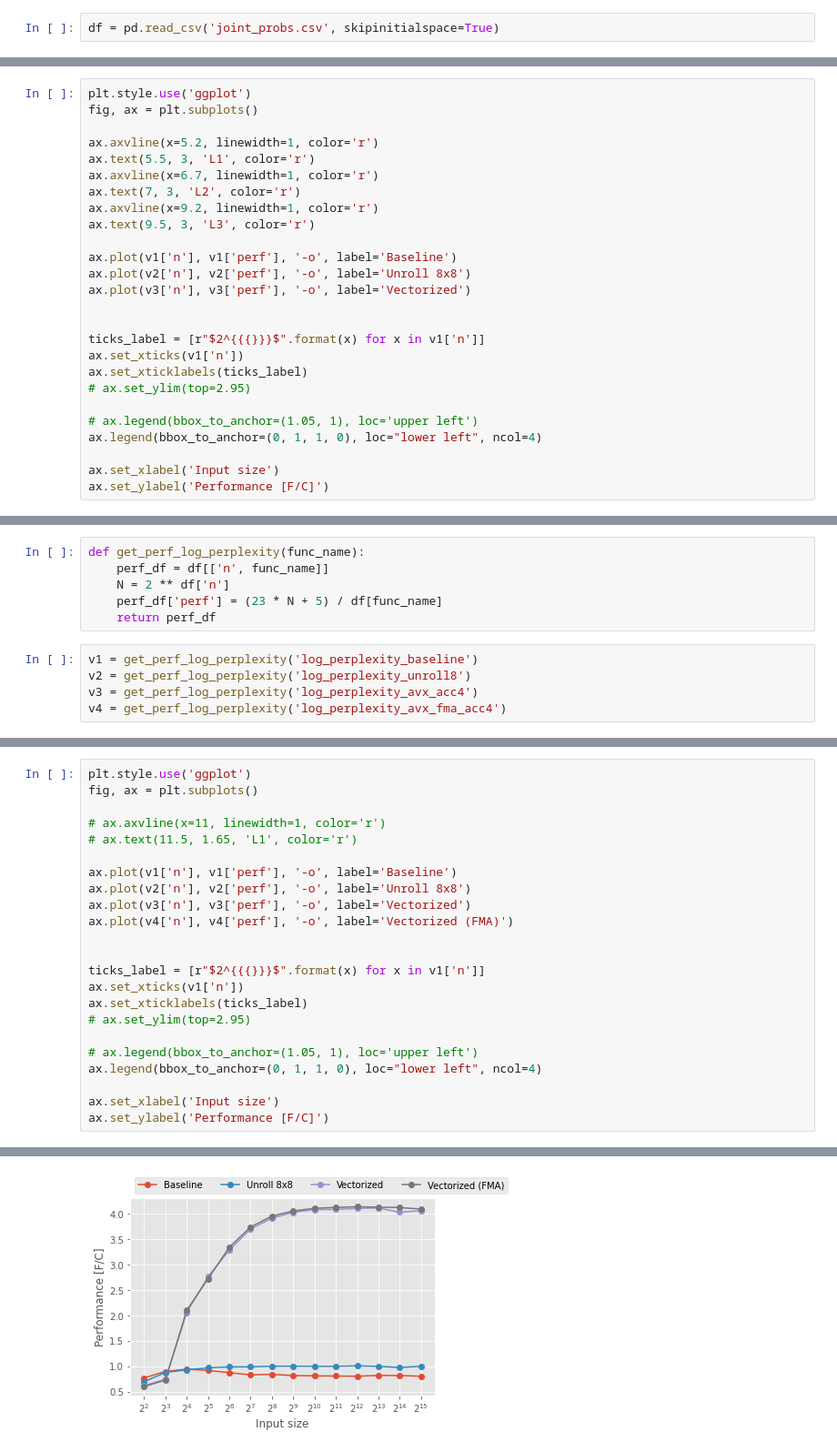
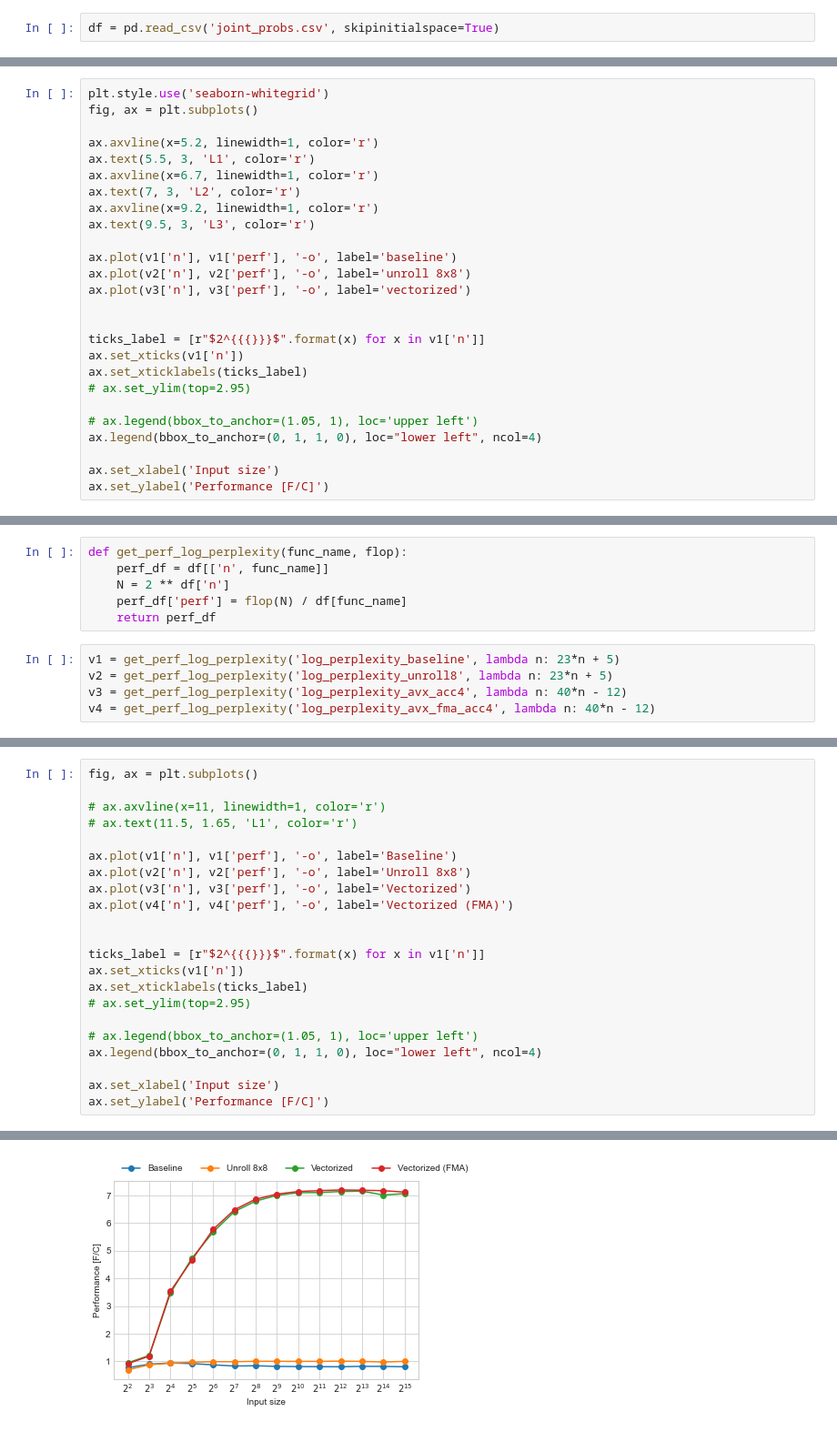
Before and after one commit to ManuelNowack/t-SNE, a Jupyter notebook: analysis/joint_probs/Joint_Probs.ipynb, the cells around one changed output, grey strips where cells are left out. Shown at 91% size. Cells and saved outputs as stored; diff of their text form.

Commit message:
Perf plot for joint_probs.

```diff
--- a/analysis/joint_probs/Joint_Probs.ipynb
+++ b/analysis/joint_probs/Joint_Probs.ipynb
@@ -64,5 +18,5 @@ See the caveats in the documentation: https://pandas.pydata.org/pandas-docs/stab
 # %%
-plt.style.use('ggplot')
+plt.style.use('seaborn-whitegrid')
 fig, ax = plt.subplots()
 
 ax.axvline(x=5.2, linewidth=1, color='r')
@@ -72,9 +26,9 @@ ax.text(7, 3, 'L2', color='r')
 ax.axvline(x=9.2, linewidth=1, color='r')
 ax.text(9.5, 3, 'L3', color='r')
 
-ax.plot(v1['n'], v1['perf'], '-o', label='Baseline')
-ax.plot(v2['n'], v2['perf'], '-o', label='Unroll 8x8')
-ax.plot(v3['n'], v3['perf'], '-o', label='Vectorized')
+ax.plot(v1['n'], v1['perf'], '-o', label='baseline')
+ax.plot(v2['n'], v2['perf'], '-o', label='unroll 8x8')
+ax.plot(v3['n'], v3['perf'], '-o', label='vectorized')
 
 
 ticks_label = [r"$2^{{{}}}$".format(x) for x in v1['n']]
@@ -129,14 +63,14 @@ ax.legend(bbox_to_anchor=(0, 1, 1, 0), loc="lower left", ncol=4)
 # %%
-def get_perf_log_perplexity(func_name):
+def get_perf_log_perplexity(func_name, flop):
     perf_df = df[['n', func_name]]
     N = 2 ** df['n']
-    perf_df['perf'] = (23 * N + 5) / df[func_name]
+    perf_df['perf'] = flop(N) / df[func_name]
     return perf_df
 # %%
-v1 = get_perf_log_perplexity('log_perplexity_baseline')
-v2 = get_perf_log_perplexity('log_perplexity_unroll8')
-v3 = get_perf_log_perplexity('log_perplexity_avx_acc4')
-v4 = get_perf_log_perplexity('log_perplexity_avx_fma_acc4')
+v1 = get_perf_log_perplexity('log_perplexity_baseline', lambda n: 23*n + 5)
+v2 = get_perf_log_perplexity('log_perplexity_unroll8', lambda n: 23*n + 5)
+v3 = get_perf_log_perplexity('log_perplexity_avx_acc4', lambda n: 40*n - 12)
+v4 = get_perf_log_perplexity('log_perplexity_avx_fma_acc4', lambda n: 40*n - 12)
 # %% [output]
 A value is trying to be set on a copy of a slice from a DataFrame.
 Try using .loc[row_indexer,col_indexer] = value instead
@@ -146,26 +80,25 @@ See the caveats in the documentation: https://pandas.pydata.org/pandas-docs/stab
 # %%
-plt.style.use('ggplot')
 fig, ax = plt.subplots()
 
 # ax.axvline(x=11, linewidth=1, color='r')
 # ax.text(11.5, 1.65, 'L1', color='r')
 
 ax.plot(v1['n'], v1['perf'], '-o', label='Baseline')
 ax.plot(v2['n'], v2['perf'], '-o', label='Unroll 8x8')
 ax.plot(v3['n'], v3['perf'], '-o', label='Vectorized')
 ax.plot(v4['n'], v4['perf'], '-o', label='Vectorized (FMA)')
 
 
 ticks_label = [r"$2^{{{}}}$".format(x) for x in v1['n']]
 ax.set_xticks(v1['n'])
 ax.set_xticklabels(ticks_label)
 # ax.set_ylim(top=2.95)
 
 # ax.legend(bbox_to_anchor=(1.05, 1), loc='upper left')
 ax.legend(bbox_to_anchor=(0, 1, 1, 0), loc="lower left", ncol=4)
 
 ax.set_xlabel('Input size')
 ax.set_ylabel('Performance [F/C]')
 # %% [output]
 Text(0, 0.5, 'Performance [F/C]')
-[figure, old version]
+[figure, new version]
```
Also changed, not shown: parts of 9 cells of this notebook, 3 other files.
